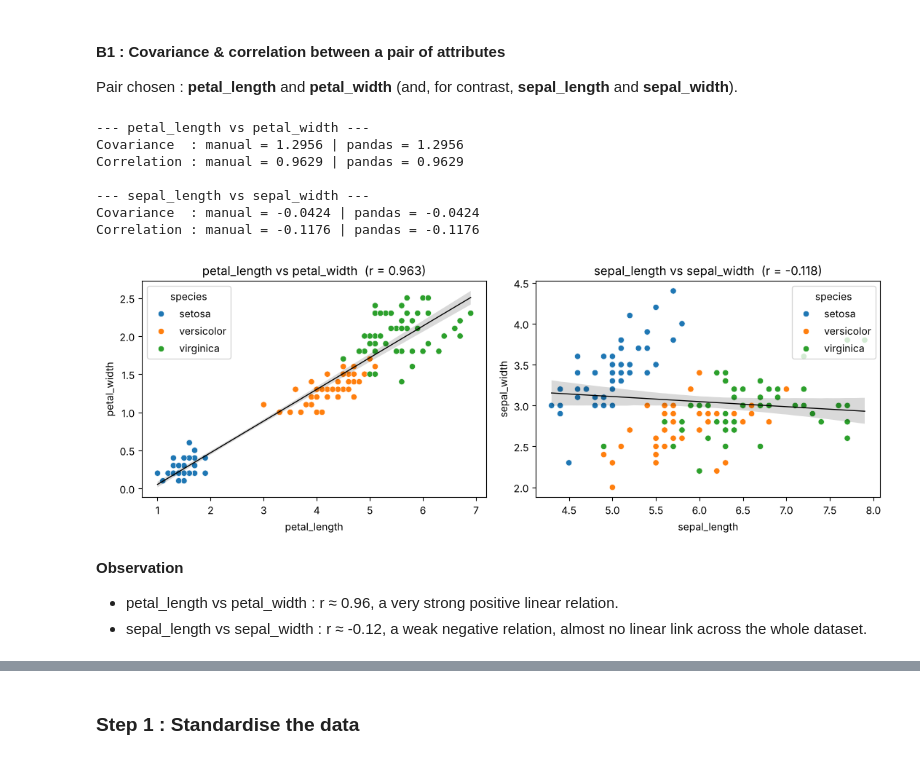
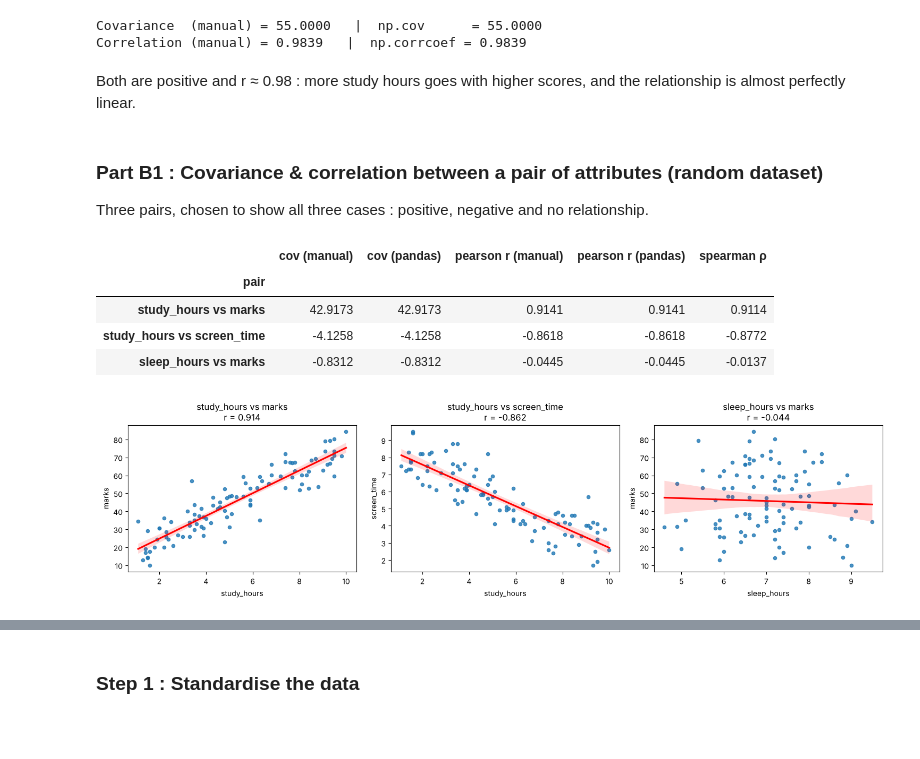
Before and after one commit to lakshay8toic/ML-Lab-Work-, a Jupyter notebook: Lab6_Covariance_Correlation_PCA.ipynb, the cells around one changed output, grey strips where cells are left out. Saved outputs shown, nothing was run; the diff lists cells and outputs as text; code cells hidden in the pictures; blank space fills up the shorter version.

Commit message:
Lab 6: switch from Iris to a randomly generated dataset

```diff
--- a/Lab6_Covariance_Correlation_PCA.ipynb
+++ b/Lab6_Covariance_Correlation_PCA.ipynb
@@ -105,0 +32,19 @@ Shape : (150, 5)
+# %%
+n = 100
+study_hours = np.random.uniform(1, 10, n)
+attendance  = np.clip(np.random.normal(75, 10, n), 40, 100)
+screen_time = np.clip(9 - 0.6 * study_hours + np.random.normal(0, 1, n), 0.5, None)
+sleep_hours = np.random.normal(7, 1, n)
+marks = np.clip(5 * study_hours + 0.4 * attendance - 2 * screen_time + np.random.normal(0, 6, n), 0, 100)
+
+df = pd.DataFrame({
+    "study_hours": study_hours.round(1),
+    "attendance":  attendance.round(1),
+    "screen_time": screen_time.round(1),
+    "sleep_hours": sleep_hours.round(1),
+    "marks":       marks.round(1),
+})
+df["result"] = (df["marks"] >= 50).astype(int)
+
+print("Shape :", df.shape)
+df.head(10)
@@ -118,6 +132,17 @@ df.describe()
+# %%
+cov_xy = np.sum(dx * dy) / (m - 1)
+r_xy = cov_xy / (np.std(X, ddof=1) * np.std(Y, ddof=1))
+
+print(f"Covariance  (manual) = {cov_xy:.4f}   |  np.cov      = {np.cov(X, Y)[0, 1]:.4f}")
+print(f"Correlation (manual) = {r_xy:.4f}   |  np.corrcoef = {np.corrcoef(X, Y)[0, 1]:.4f}")
+# %% [output]
+Covariance  (manual) = 55.0000   |  np.cov      = 55.0000
+Correlation (manual) = 0.9839   |  np.corrcoef = 0.9839
+# %% [markdown]
+Both are positive and r ≈ 0.98 : more study hours goes with higher scores, and the relationship is almost perfectly linear.
 # %% [markdown]
-#### B1 : Covariance & correlation between a pair of attributes
-Pair chosen : **petal_length** and **petal_width** (and, for contrast, **sepal_length** and **sepal_width**).
+### Part B1 : Covariance & correlation between a pair of attributes (random dataset)
+Three pairs, chosen to show all three cases : positive, negative and no relationship.
 # %%
 def cov_manual(a, b):
     a, b = np.asarray(a, float), np.asarray(b, float)
@@ -126,29 +151,28 @@ def cov_manual(a, b):
 def corr_manual(a, b):
     return cov_manual(a, b) / (np.std(a, ddof=1) * np.std(b, ddof=1))
 
-for a, b in [("petal_length", "petal_width"), ("sepal_length", "sepal_width")]:
-    print(f"--- {a} vs {b} ---")
-    print(f"Covariance  : manual = {cov_manual(df[a], df[b]):.4f} | pandas = {df[a].cov(df[b]):.4f}")
-    print(f"Correlation : manual = {corr_manual(df[a], df[b]):.4f} | pandas = {df[a].corr(df[b]):.4f}\n")
+pairs = [("study_hours", "marks"), ("study_hours", "screen_time"), ("sleep_hours", "marks")]
+rows = []
+for a, b in pairs:
+    rows.append({"pair": f"{a} vs {b}",
+                 "cov (manual)": cov_manual(df[a], df[b]),
+                 "cov (pandas)": df[a].cov(df[b]),
+                 "pearson r (manual)": corr_manual(df[a], df[b]),
+                 "pearson r (pandas)": df[a].corr(df[b]),
+                 "spearman ρ": df[a].corr(df[b], method="spearman")})
+pd.DataFrame(rows).set_index("pair")
 # %% [output]
---- petal_length vs petal_width ---
-Covariance  : manual = 1.2956 | pandas = 1.2956
-Correlation : manual = 0.9629 | pandas = 0.9629
-
---- sepal_length vs sepal_width ---
-Covariance  : manual = -0.0424 | pandas = -0.0424
-Correlation : manual = -0.1176 | pandas = -0.1176
+|  | cov (manual) | cov (pandas) | pearson r (manual) | pearson r (pandas) | spearman ρ |
+| pair |  |  |  |  |  |
+| study_hours vs marks | 42.9173 | 42.9173 | 0.9141 | 0.9141 | 0.9114 |
+| study_hours vs screen_time | -4.1258 | -4.1258 | -0.8618 | -0.8618 | -0.8772 |
+| sleep_hours vs marks | -0.8312 | -0.8312 | -0.0445 | -0.0445 | -0.0137 |
 # %%
-fig, axes = plt.subplots(1, 2, figsize=(11, 4))
-for ax, (a, b) in zip(axes, [("petal_length", "petal_width"), ("sepal_length", "sepal_width")]):
-    sns.scatterplot(data=df, x=a, y=b, hue="species", ax=ax)
-    sns.regplot(data=df, x=a, y=b, scatter=False, ax=ax, color="black", line_kws={"lw": 1})
-    ax.set_title(f"{a} vs {b}  (r = {df[a].corr(df[b]):.3f})")
+fig, axes = plt.subplots(1, 3, figsize=(15, 4))
+for ax, (a, b) in zip(axes, pairs):
+    sns.regplot(data=df, x=a, y=b, ax=ax, scatter_kws={"s": 20}, line_kws={"color": "red"})
+    ax.set_title(f"{a} vs {b}\nr = {df[a].corr(df[b]):.3f}")
 plt.tight_layout()
 plt.show()
 # %% [output]
-[figure, old version]
+[figure, new version]
-# %% [markdown]
-**Observation**
-* petal_length vs petal_width : r ≈ 0.96, a very strong positive linear relation.
-* sepal_length vs sepal_width : r ≈ -0.12, a weak negative relation, almost no linear link across the whole dataset.
```
Also changed, not shown: parts of 53 cells of this notebook, 1 other file.
